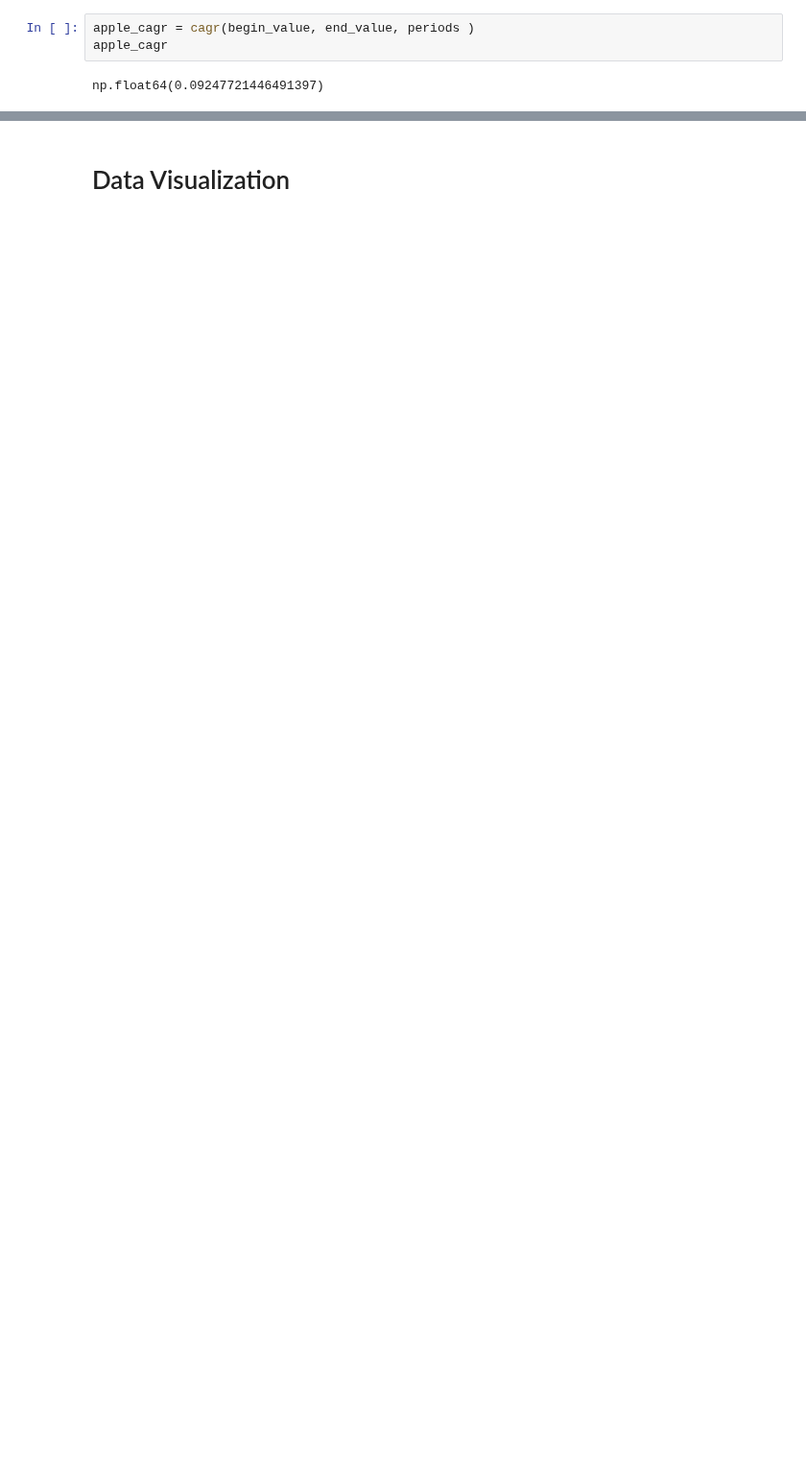
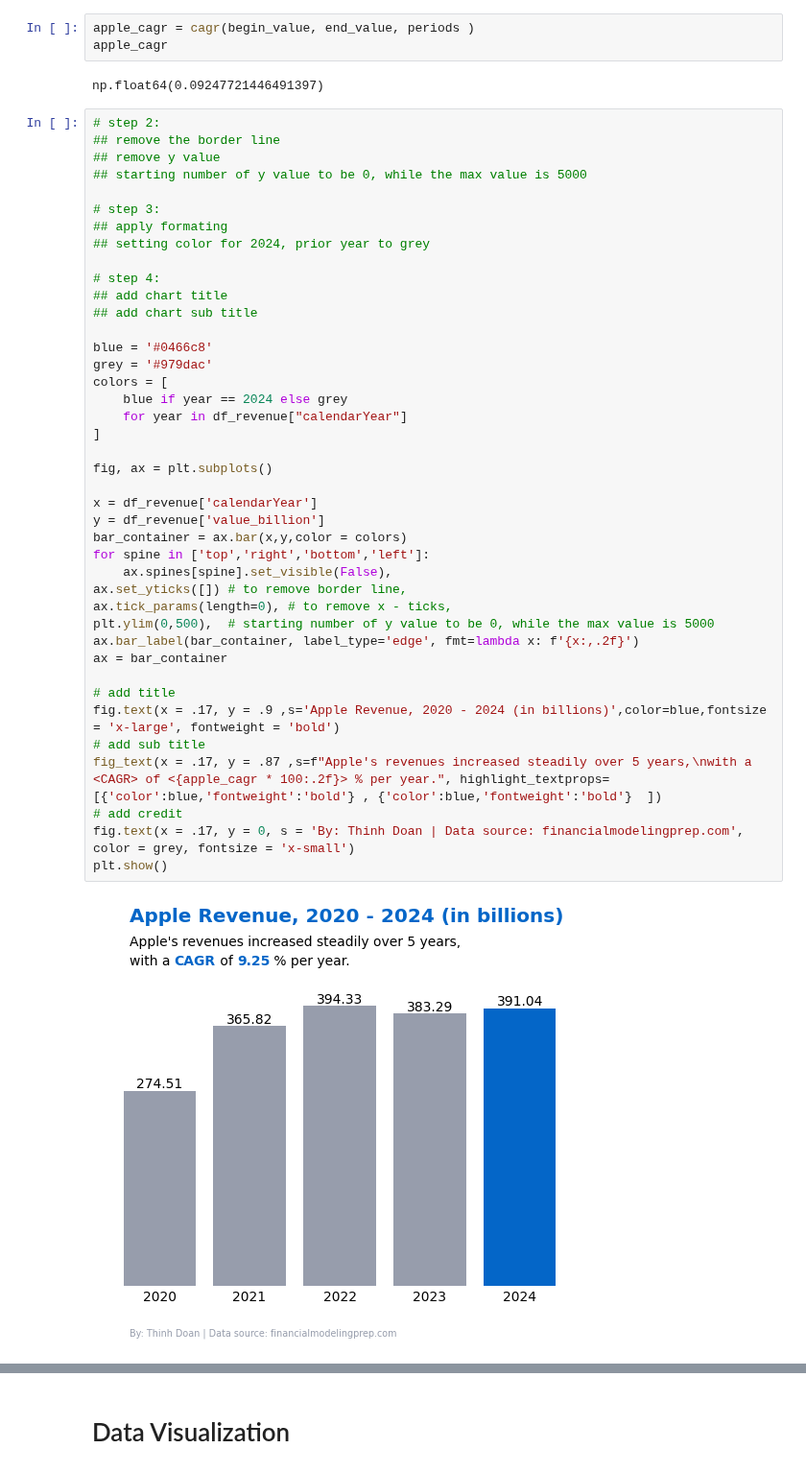
Before and after one commit to tdoan123/data-learning-journey, a Jupyter notebook: Projects/FinancialStatementAnalysis/apple_income_statement_annual.ipynb, the cells around one changed output, grey strips where cells are left out. Shown at 96% size. Saved outputs shown, nothing was run; the diff lists cells and outputs as text; blank space fills up the shorter version.

```diff
--- a/Projects/FinancialStatementAnalysis/apple_income_statement_annual.ipynb
+++ b/Projects/FinancialStatementAnalysis/apple_income_statement_annual.ipynb
@@ -270,3 +244,46 @@ apple_cagr = cagr(begin_value, end_value, periods )
 apple_cagr
 # %% [output]
 np.float64(0.09247721446491397)
+# %%
+# step 2:
+## remove the border line
+## remove y value
+## starting number of y value to be 0, while the max value is 5000
+
+# step 3:
+## apply formating
+## setting color for 2024, prior year to grey
+
+# step 4:
+## add chart title
+## add chart sub title
+
+blue = '#0466c8'
+grey = '#979dac'
+colors = [
+    blue if year == 2024 else grey
+    for year in df_revenue["calendarYear"]
+]
+
+fig, ax = plt.subplots()
+
+x = df_revenue['calendarYear']
+y = df_revenue['value_billion']
+bar_container = ax.bar(x,y,color = colors)
+for spine in ['top','right','bottom','left']:
+    ax.spines[spine].set_visible(False),
+ax.set_yticks([]) # to remove border line,
+ax.tick_params(length=0), # to remove x - ticks,
+plt.ylim(0,500),  # starting number of y value to be 0, while the max value is 5000
+ax.bar_label(bar_container, label_type='edge', fmt=lambda x: f'{x:,.2f}')
+ax = bar_container
+
+# add title
+fig.text(x = .17, y = .9 ,s='Apple Revenue, 2020 - 2024 (in billions)',color=blue,fontsize = 'x-large', fontweight = 'bold')
+# add sub title
+fig_text(x = .17, y = .87 ,s=f"Apple's revenues increased steadily over 5 years,\nwith a <CAGR> of <{apple_cagr * 100:.2f}> % per year.", highlight_textprops=[{'color':blue,'fontweight':'bold'} , {'color':blue,'fontweight':'bold'}  ])
+# add credit
+fig.text(x = .17, y = 0, s = 'By: Thinh Doan | Data source: financialmodelingprep.com', color = grey, fontsize = 'x-small')
+plt.show()
+# %% [output]
+[figure, added]
```
Also changed, not shown: parts of 35 cells of this notebook, 3 other files.
